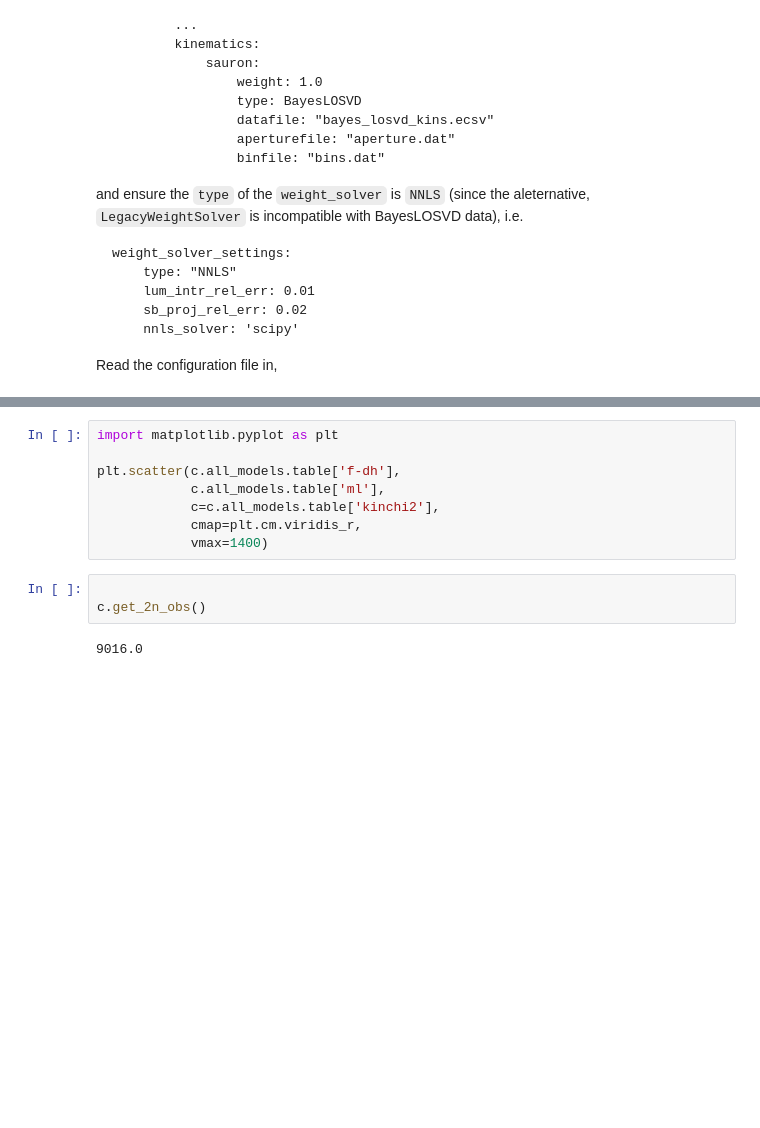
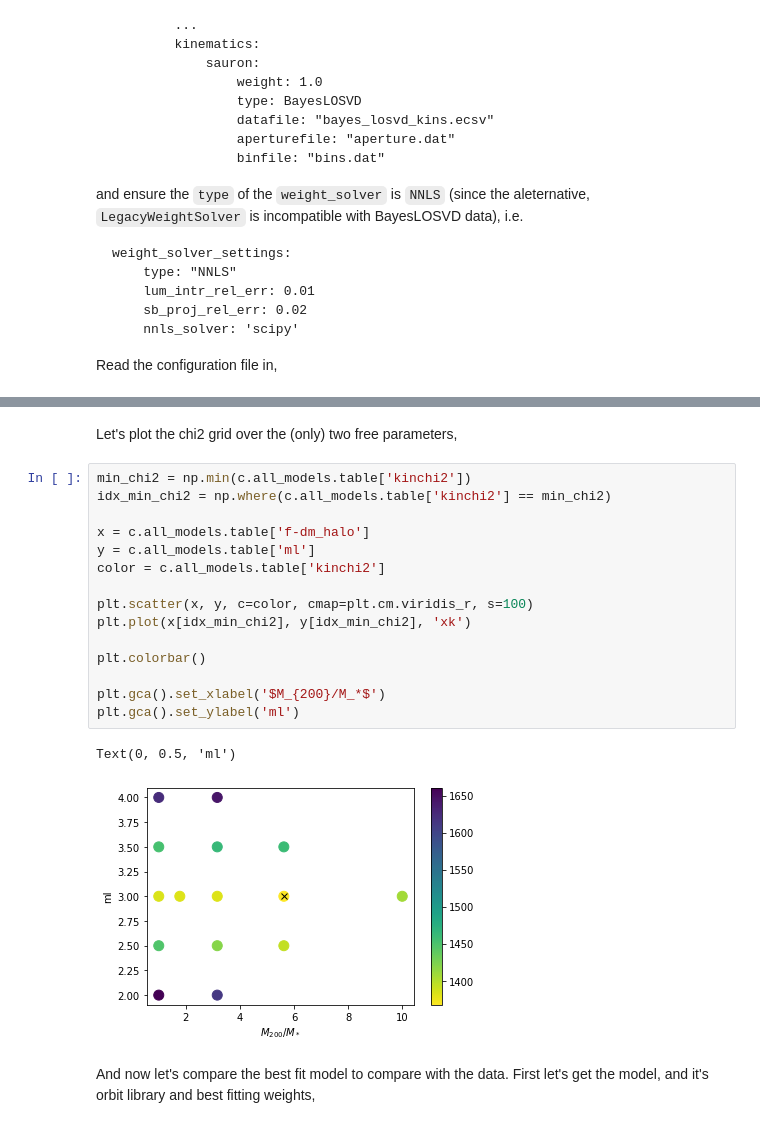
Before and after one commit to dynamics-of-stellar-systems/dynamite, a Jupyter notebook: docs/tutorial_notebooks/BayesLOSVD_and_DYNAMITE.ipynb, the cells around one changed output, grey strips where cells are left out. Cells and saved outputs as stored; diff of their text form; blank space fills up the shorter version.

```diff
--- a/docs/tutorial_notebooks/BayesLOSVD_and_DYNAMITE.ipynb
+++ b/docs/tutorial_notebooks/BayesLOSVD_and_DYNAMITE.ipynb
@@ -376,13 +400,22 @@ KeyError: 'number_GH'
+# %% [markdown]
+Let's plot the chi2 grid over the (only) two free parameters,
 # %%
-import matplotlib.pyplot as plt
+min_chi2 = np.min(c.all_models.table['kinchi2'])
+idx_min_chi2 = np.where(c.all_models.table['kinchi2'] == min_chi2)
 
-plt.scatter(c.all_models.table['f-dh'],
-            c.all_models.table['ml'],
-            c=c.all_models.table['kinchi2'],
-            cmap=plt.cm.viridis_r,
-            vmax=1400)
+x = c.all_models.table['f-dm_halo']
+y = c.all_models.table['ml']
+color = c.all_models.table['kinchi2']
+
+plt.scatter(x, y, c=color, cmap=plt.cm.viridis_r, s=100)
+plt.plot(x[idx_min_chi2], y[idx_min_chi2], 'xk')
+
+plt.colorbar()
+
+plt.gca().set_xlabel('$M_{200}/M_*$')
+plt.gca().set_ylabel('ml')
+# %% [output]
+Text(0, 0.5, 'ml')
+[figure, added]
-# %%
-
-c.get_2n_obs()
-# %% [output]
-9016.0
+# %% [markdown]
+And now let's compare the best fit model to compare with the data. First let's get the model, and it's orbit library and best fitting weights,
```
Also changed, not shown: parts of 15 cells of this notebook.
